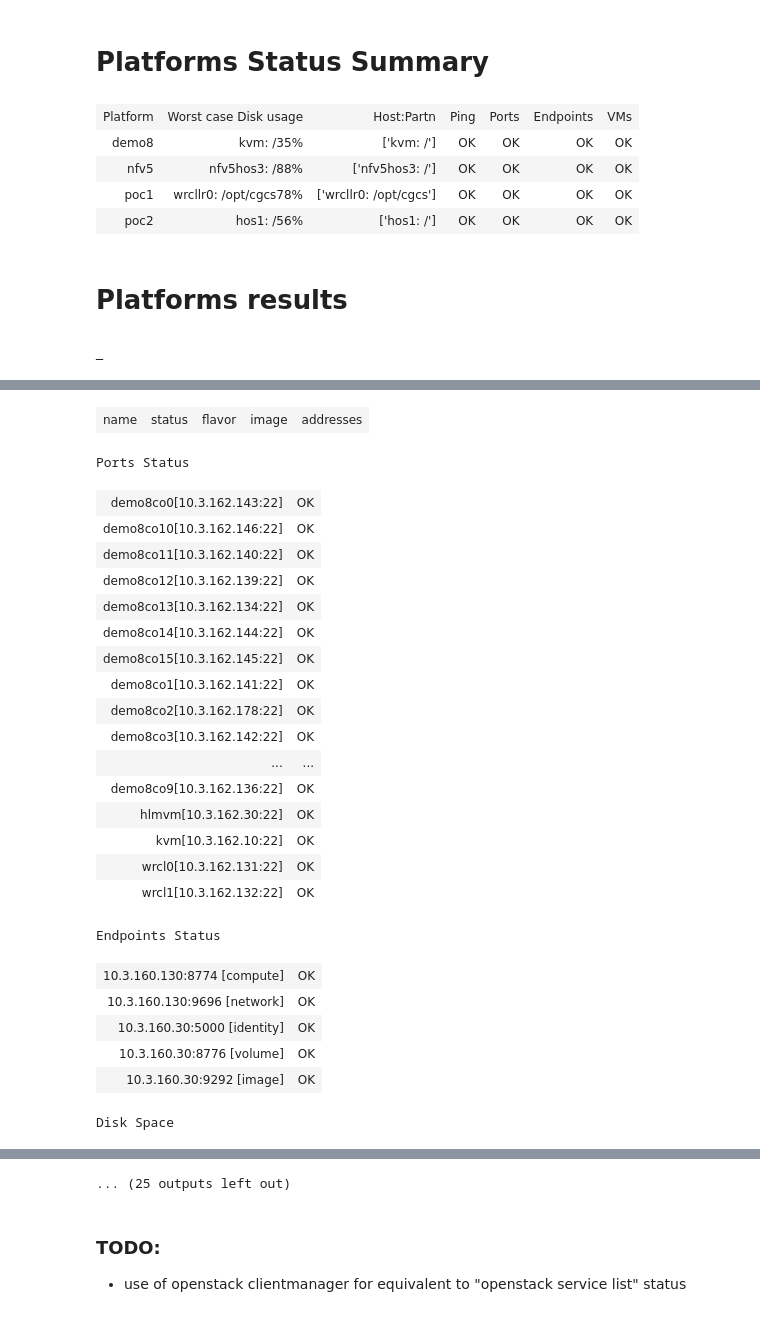
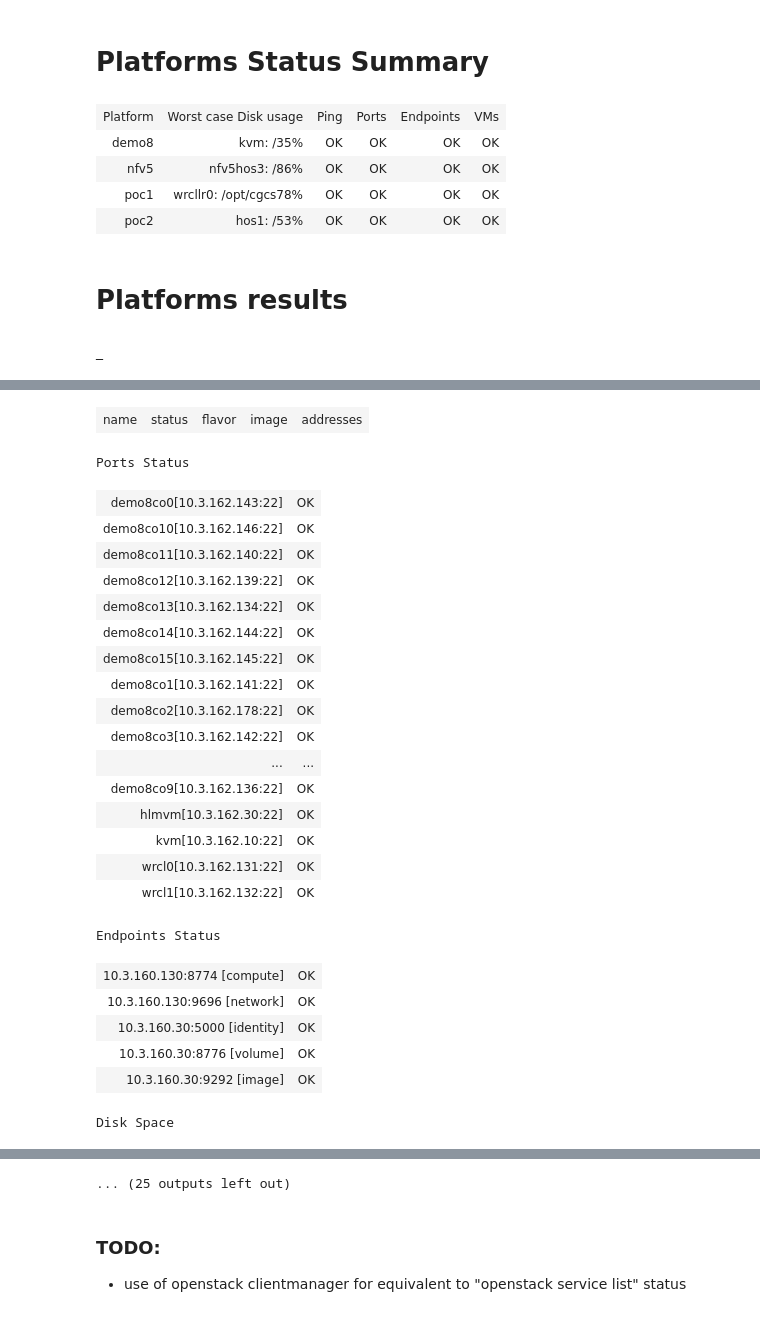
Before and after one commit to mjbright/jupyter-for-everything-else, a Jupyter notebook: OpenStack_MultipleSystems_Monitoring_Py3.ipynb, the cells around one changed output, grey strips where cells are left out. Saved outputs shown, nothing was run; the diff lists cells and outputs as text; code cells hidden in the pictures.

Commit message:
Working disk space\!

```diff
--- a/OpenStack_MultipleSystems_Monitoring_Py3.ipynb
+++ b/OpenStack_MultipleSystems_Monitoring_Py3.ipynb
@@ -13,7 +13,6 @@ from OpenStack_Tools  import *
 # %%
 platforms = ['demo8', 'poc1', 'poc2', 'nfv5']
 #platforms = ['demo8', 'poc1' ]
-#platforms = ['demo8']
 
 HTML_OPS={}
 STATUSES={}
@@ -24,6 +23,6 @@ colours=['lightgreen','orange','red']
 for platform in platforms:
     inventory, HTML_OP, PING_STATUS, PING_PORTS_STATUS, ENDPOINTS_STATUS, VMS_STATUS, \
     HIGHEST_DISK_PC, HIGHEST_DISK_PC_HOST, SUMMARY_HIGHEST_DISK_HTML, HIGHEST_DISK_HTML = platformStatus(platform, disk_thresholds=[70,90])
-    HTML_OPS[platform] = HTML_OP +HIGHEST_DISK_HTML # + '<h2>Disk Usage</h2>' + DF_TABLE_HTML
-    STATUSES[platform] = [ SUMMARY_HIGHEST_DISK_HTML, HIGHEST_DISK_PC_HOST, PING_STATUS, PING_PORTS_STATUS, ENDPOINTS_STATUS, VMS_STATUS ]
+    HTML_OPS[platform] = HTML_OP + HIGHEST_DISK_HTML
+    STATUSES[platform] = [ SUMMARY_HIGHEST_DISK_HTML, PING_STATUS, PING_PORTS_STATUS, ENDPOINTS_STATUS, VMS_STATUS ]
 # %% [output]
@@ -46,27 +41,26 @@ socket.error: Failed to connect to nfv5co9 [wrsroot@10.206.61.157]
 # %%
 display( HTML( '<h1><a name="RESULTS_STATUS" /> Platforms Status Summary </h1>' ))
 
 DISP_STATUSES={}
-DISP_STATUSES['--Platform']=[ 'Worst case Disk usage', 'Host:Partn', 'Ping', 'Ports', 'Endpoints', 'VMs' ]
+DISP_STATUSES['--Platform']=[ 'Worst case Disk usage', 'Ping', 'Ports', 'Endpoints', 'VMs' ]
 for platform in platforms:
     LINK='<a href="#RESULTS_' + platform + '">' + platform +'</a>'
     DISP_STATUSES[LINK]=STATUSES[platform]
 
 display( HTML( DictTable._repr_html_(DISP_STATUSES, STATUS_HIGHLIGHTS) ))
-#print(DISP_STATUSES)
 
 display( HTML( '<h1>Platforms results </h1>' ))
 for platform in platforms:
     display( HTML( '<a name="RESULTS_{}">_</a>'.format(platform) ))
     HTML_OP = HTML_OPS[platform]
     display( HTML( HTML_OP ))
 # %% [output]
 Platforms Status Summary
-| Platform | Worst case Disk usage | Host:Partn | Ping | Ports | Endpoints | VMs |
-| demo8 | kvm: /35% | ['kvm: /'] | OK | OK | OK | OK |
-| nfv5 | nfv5hos3: /88% | ['nfv5hos3: /'] | OK | OK | OK | OK |
-| poc1 | wrcllr0: /opt/cgcs78% | ['wrcllr0: /opt/cgcs'] | OK | OK | OK | OK |
-| poc2 | hos1: /56% | ['hos1: /'] | OK | OK | OK | OK |
+| Platform | Worst case Disk usage | Ping | Ports | Endpoints | VMs |
+| demo8 | kvm: /35% | OK | OK | OK | OK |
+| nfv5 | nfv5hos3: /86% | OK | OK | OK | OK |
+| poc1 | wrcllr0: /opt/cgcs78% | OK | OK | OK | OK |
+| poc2 | hos1: /53% | OK | OK | OK | OK |
 Platforms results
 _
 Platform: demo8
```
Also changed, not shown: parts of 2 cells of this notebook, 2 other files.
